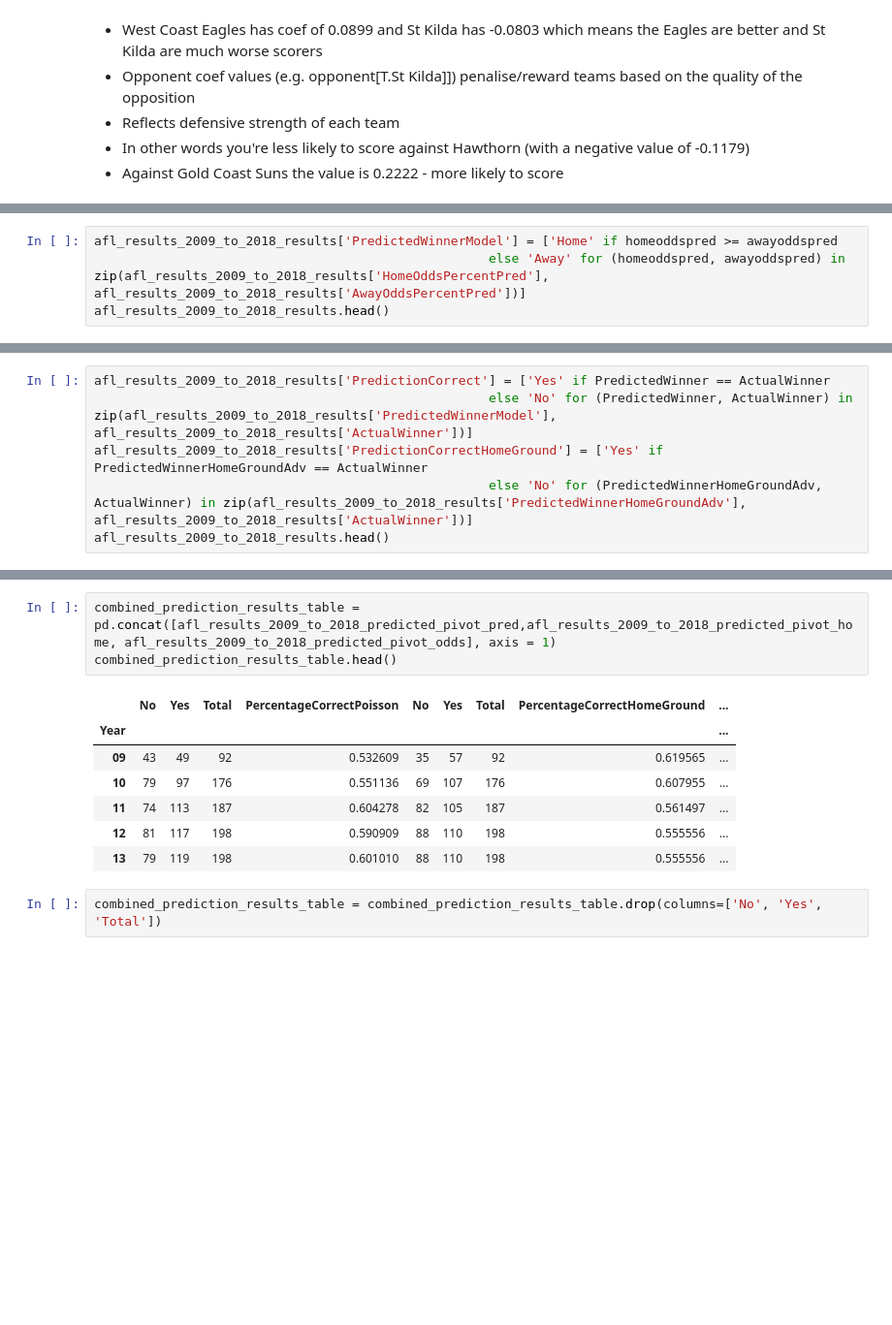
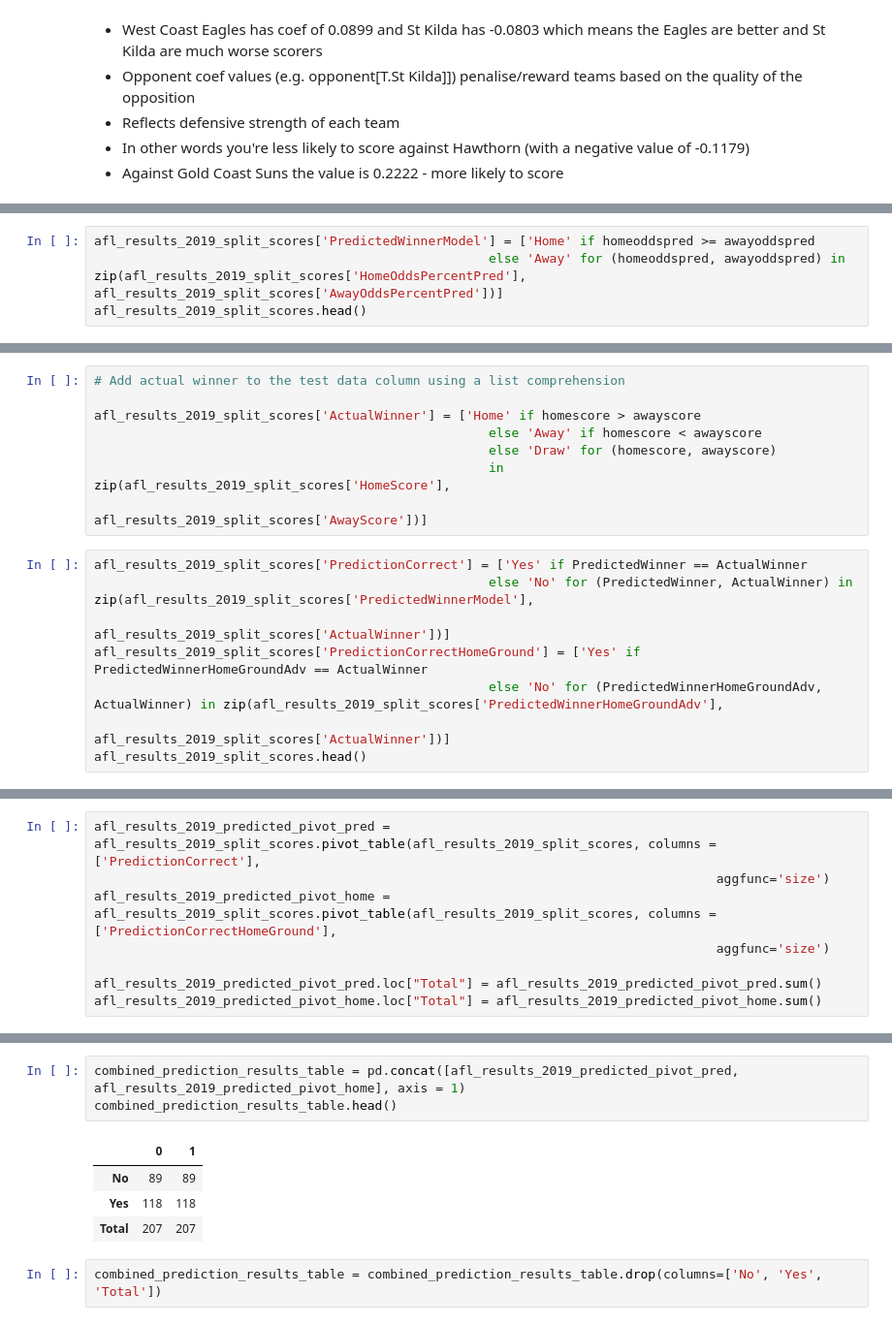
Before and after one commit to Beefstyles/AFLTippingPredictor, a Jupyter notebook: AFL Tipping Predictor Poisson.ipynb, the cells around one changed output, grey strips where cells are left out. Shown at 97% size. Saved outputs shown, nothing was run; the diff lists cells and outputs as text; blank space fills up the shorter version.

Commit message:
Almost created the model using the 2019 data as a test and 2014-2018 as training.

```diff
--- a/AFL Tipping Predictor Poisson.ipynb
+++ b/AFL Tipping Predictor Poisson.ipynb
@@ -334,5 +252,5 @@ afl_results_2009_to_2018_results.head()
 # %%
-afl_results_2009_to_2018_results['PredictedWinnerModel'] = ['Home' if homeoddspred >= awayoddspred
-                                                    else 'Away' for (homeoddspred, awayoddspred) in zip(afl_results_2009_to_2018_results['HomeOddsPercentPred'], afl_results_2009_to_2018_results['AwayOddsPercentPred'])]
-afl_results_2009_to_2018_results.head()
+afl_results_2019_split_scores['PredictedWinnerModel'] = ['Home' if homeoddspred >= awayoddspred
+                                                    else 'Away' for (homeoddspred, awayoddspred) in zip(afl_results_2019_split_scores['HomeOddsPercentPred'], afl_results_2019_split_scores['AwayOddsPercentPred'])]
+afl_results_2019_split_scores.head()
 # %% [output]
@@ -345,7 +263,17 @@ afl_results_2009_to_2018_results.head()
+# %%
+# Add actual winner to the test data column using a list comprehension
+
+afl_results_2019_split_scores['ActualWinner'] = ['Home' if homescore > awayscore
+                                                    else 'Away' if homescore < awayscore
+                                                    else 'Draw' for (homescore, awayscore)
+                                                    in zip(afl_results_2019_split_scores['HomeScore'],
+                                                           afl_results_2019_split_scores['AwayScore'])]
 # %%
-afl_results_2009_to_2018_results['PredictionCorrect'] = ['Yes' if PredictedWinner == ActualWinner
-                                                    else 'No' for (PredictedWinner, ActualWinner) in zip(afl_results_2009_to_2018_results['PredictedWinnerModel'], afl_results_2009_to_2018_results['ActualWinner'])]
-afl_results_2009_to_2018_results['PredictionCorrectHomeGround'] = ['Yes' if PredictedWinnerHomeGroundAdv == ActualWinner
-                                                    else 'No' for (PredictedWinnerHomeGroundAdv, ActualWinner) in zip(afl_results_2009_to_2018_results['PredictedWinnerHomeGroundAdv'], afl_results_2009_to_2018_results['ActualWinner'])]
-afl_results_2009_to_2018_results.head()
+afl_results_2019_split_scores['PredictionCorrect'] = ['Yes' if PredictedWinner == ActualWinner
+                                                    else 'No' for (PredictedWinner, ActualWinner) in zip(afl_results_2019_split_scores['PredictedWinnerModel'],
+                                                                                                         afl_results_2019_split_scores['ActualWinner'])]
+afl_results_2019_split_scores['PredictionCorrectHomeGround'] = ['Yes' if PredictedWinnerHomeGroundAdv == ActualWinner
+                                                    else 'No' for (PredictedWinnerHomeGroundAdv, ActualWinner) in zip(afl_results_2019_split_scores['PredictedWinnerHomeGroundAdv'],
+                                                                                                                      afl_results_2019_split_scores['ActualWinner'])]
+afl_results_2019_split_scores.head()
 # %% [output]
@@ -412,0 +286,8 @@ afl_results_2009_to_2018_predicted_pivot_odds.head()
+# %%
+afl_results_2019_predicted_pivot_pred = afl_results_2019_split_scores.pivot_table(afl_results_2019_split_scores, columns = ['PredictionCorrect'],
+                                                                                  aggfunc='size')
+afl_results_2019_predicted_pivot_home = afl_results_2019_split_scores.pivot_table(afl_results_2019_split_scores, columns = ['PredictionCorrectHomeGround'],
+                                                                                  aggfunc='size')
+
+afl_results_2019_predicted_pivot_pred.loc["Total"] = afl_results_2019_predicted_pivot_pred.sum()
+afl_results_2019_predicted_pivot_home.loc["Total"] = afl_results_2019_predicted_pivot_home.sum()
@@ -413,14 +310,11 @@ afl_results_2009_to_2018_predicted_pivot_odds.head()
 # %%
-combined_prediction_results_table = pd.concat([afl_results_2009_to_2018_predicted_pivot_pred,afl_results_2009_to_2018_predicted_pivot_home, afl_results_2009_to_2018_predicted_pivot_odds], axis = 1)
+combined_prediction_results_table = pd.concat([afl_results_2019_predicted_pivot_pred, afl_results_2019_predicted_pivot_home], axis = 1)
 combined_prediction_results_table.head()
 # %% [output]
-|  | No | Yes | Total | PercentageCorrectPoisson | No | Yes | Total | PercentageCorrectHomeGround | ... |
-| Year |  |  |  |  |  |  |  |  | ... |
-| 09 | 43 | 49 | 92 | 0.532609 | 35 | 57 | 92 | 0.619565 | ... |
-| 10 | 79 | 97 | 176 | 0.551136 | 69 | 107 | 176 | 0.607955 | ... |
-| 11 | 74 | 113 | 187 | 0.604278 | 82 | 105 | 187 | 0.561497 | ... |
-| 12 | 81 | 117 | 198 | 0.590909 | 88 | 110 | 198 | 0.555556 | ... |
-| 13 | 79 | 119 | 198 | 0.601010 | 88 | 110 | 198 | 0.555556 | ... |
+|  | 0 | 1 |
+| No | 89 | 89 |
+| Yes | 118 | 118 |
+| Total | 207 | 207 |
 # %%
 combined_prediction_results_table = combined_prediction_results_table.drop(columns=['No', 'Yes', 'Total'])
 # %%
```
Also changed, not shown: parts of 38 cells of this notebook.
